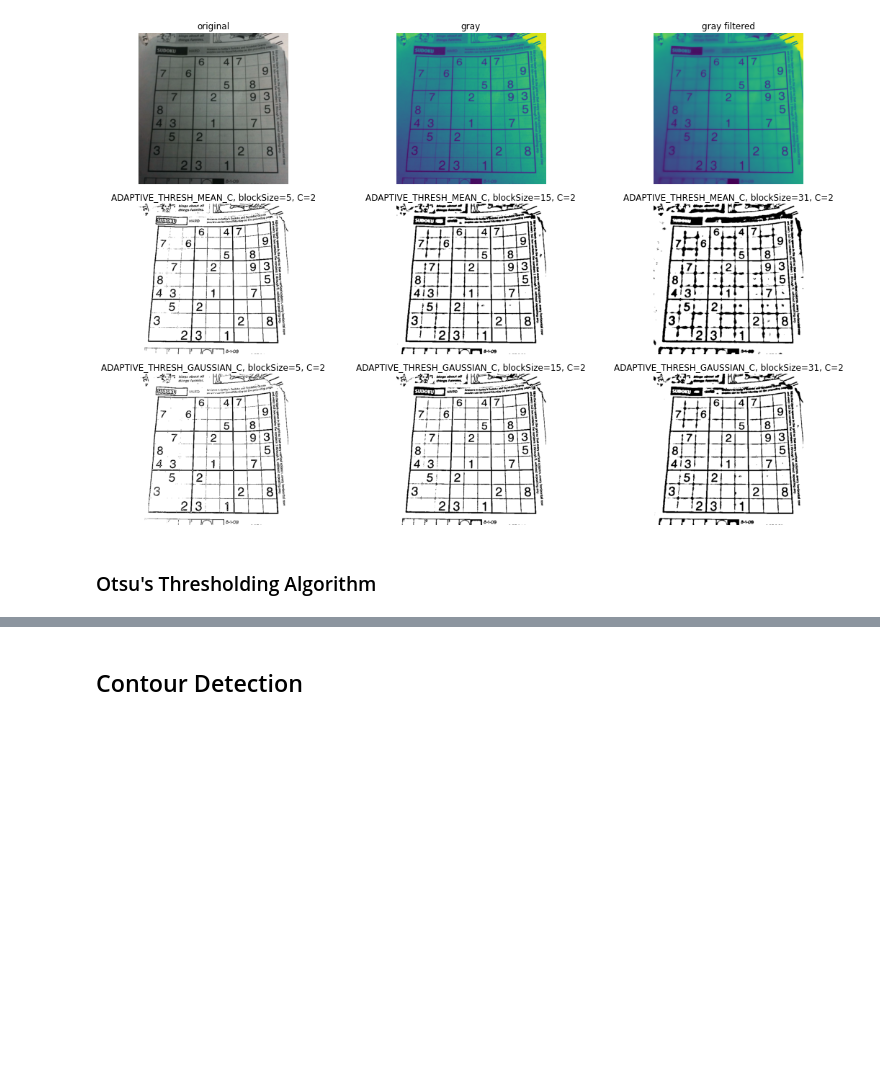
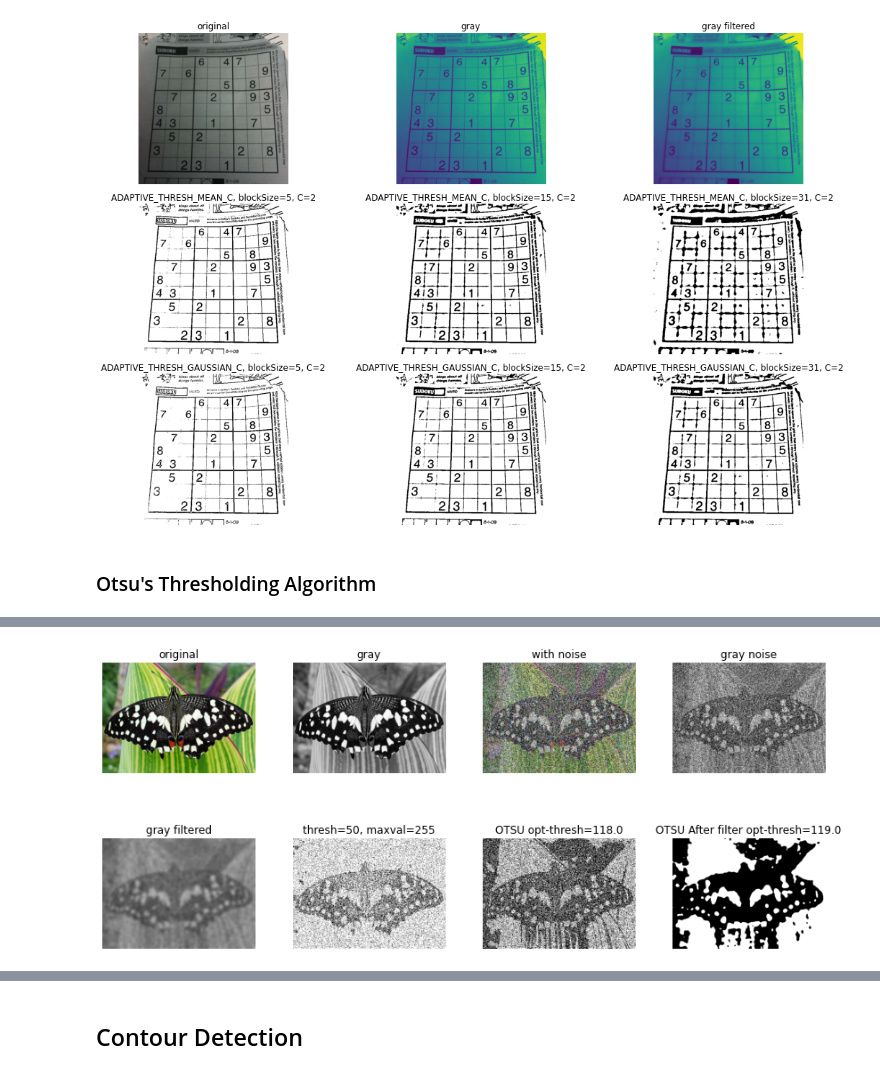
Before and after one commit to goke-ai/cv, a Jupyter notebook: essential/14.ipynb, the cells around one changed output, grey strips where cells are left out. Cells and saved outputs as stored; diff of their text form; code cells hidden in the pictures; blank space fills up the shorter version.

```diff
--- a/essential/14.ipynb
+++ b/essential/14.ipynb
@@ -496,0 +587,92 @@ plt.show()
+# %%
+import cv2 as cv
+import numpy as np
+import matplotlib.pyplot as plt
+
+imgPath = '../samples/data/butterfly.jpg'
+img = cv.imread(imgPath)
+img_noise = img.copy()
+img_noise = imnoise(img_noise, 0.5)
+img_gray = cv.cvtColor(img, cv.COLOR_BGR2GRAY)
+img_gray_noise = cv.cvtColor(img_noise, cv.COLOR_BGR2GRAY)
+
+plt.figure(figsize=(12,6))
+
+# BGR to RGB
+plt.subplot(241)
+img = img[:, :, ::-1]
+plt.imshow(img)
+plt.title('original')
+plt.axis('off')
+
+# gray to RGB
+thresh_img = cv.cvtColor(img_gray, cv.COLOR_GRAY2RGB)
+plt.subplot(242)
+plt.imshow(thresh_img)
+plt.title('gray')
+plt.axis('off')
+
+
+# BGR to RGB
+plt.subplot(243)
+img_noise = img_noise[:, :, ::-1]
+plt.imshow(img_noise)
+plt.title('with noise')
+plt.axis('off')
+
+# gray to RGB
+thresh_img = cv.cvtColor(img_gray_noise, cv.COLOR_GRAY2RGB)
+plt.subplot(244)
+plt.imshow(thresh_img)
+plt.title('gray noise')
+plt.axis('off')
+
+# filtered gray
+# img_gray_filter = cv.bilateralFilter(img_gray_noise, 15, 25, 25)
+img_gray_filter = cv.GaussianBlur(img_gray_noise, (25, 25), 0)
+thresh_img = cv.cvtColor(img_gray_filter, cv.COLOR_GRAY2RGB)
+plt.subplot(245)
+plt.imshow(thresh_img)
+plt.title('gray filtered')
+plt.axis('off')
+
+# BGR to RGB
+thresh = 50
+maxval = 255
+ret, thresh_img = cv.threshold(img_gray_noise, thresh, maxval, cv.THRESH_BINARY)
+# gray to BGR
+thresh_img = cv.cvtColor(thresh_img, cv.COLOR_GRAY2BGR)
+# BGR to RGB
+thresh_img = thresh_img[:, :, ::-1]
+plt.subplot(246)
+plt.imshow(thresh_img)
+plt.title(f'thresh={thresh}, maxval={maxval}')
+plt.axis('off')
+
+# otsu
+ret, thresh_img = cv.threshold(img_gray_noise, 0, maxval, cv.THRESH_BINARY + cv.THRESH_OTSU)
+# gray to BGR
+thresh_img = cv.cvtColor(thresh_img, cv.COLOR_GRAY2BGR)
+# BGR to RGB
+thresh_img = thresh_img[:, :, ::-1]
+plt.subplot(247)
+plt.imshow(thresh_img)
+plt.title(f'OTSU opt-thresh={ret}')
+plt.axis('off')
+
+# otsu after filter
+ret, thresh_img = cv.threshold(img_gray_filter, 0, maxval, cv.THRESH_BINARY + cv.THRESH_OTSU)
+# gray to BGR
+thresh_img = cv.cvtColor(thresh_img, cv.COLOR_GRAY2BGR)
+# BGR to RGB
+thresh_img = thresh_img[:, :, ::-1]
+plt.subplot(248)
+plt.imshow(thresh_img)
+plt.title(f'OTSU After filter opt-thresh={ret}')
+plt.axis('off')
+
+plt.tight_layout()
+
+plt.show()
+# %% [output]
+[figure, added]
```
Also changed, not shown: parts of 11 cells of this notebook.
